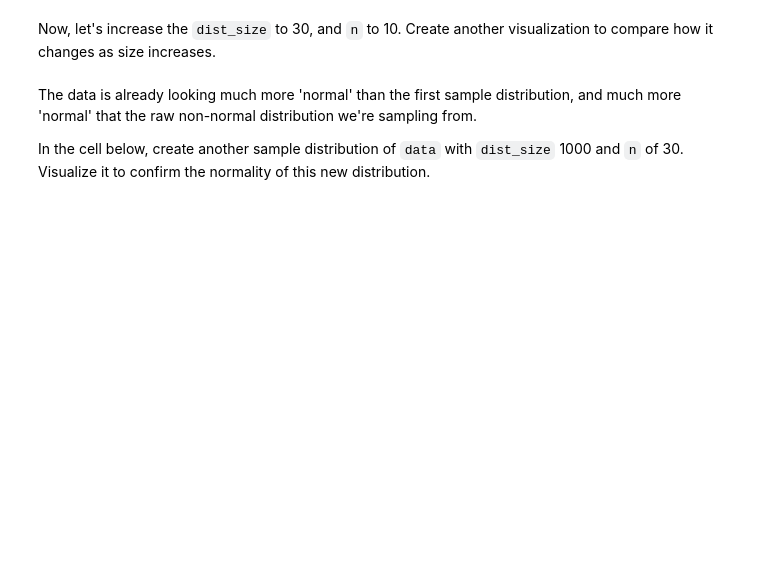
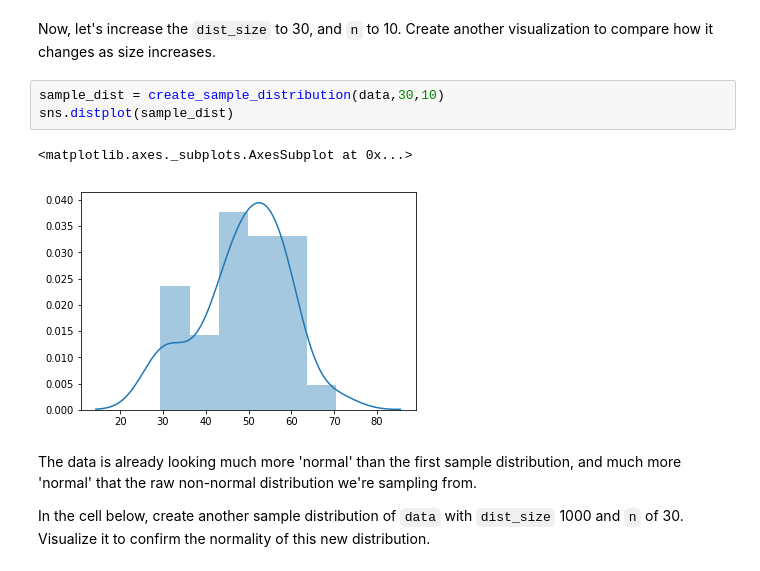
Before and after one commit to slieb74/ds-central-limit-theorem-lab-nyc-career-ds-062518, a Jupyter notebook: index.ipynb, the cells around one changed output. Drawn from its saved outputs; the diff is of its cells as text; blank space fills up the shorter version.

```diff
--- a/index.ipynb
+++ b/index.ipynb
@@ -88,5 +113,11 @@ In the cell below, create a sample distribution from `data` of `dist_size` 10, w
 # %% [markdown]
 Now, let's increase the `dist_size` to 30, and `n` to 10.  Create another visualization to compare how it changes as size increases.
+# %%
+sample_dist = create_sample_distribution(data,30,10)
+sns.distplot(sample_dist)
+# %% [output]
+<matplotlib.axes._subplots.AxesSubplot at 0x...>
+[figure, added]
 # %% [markdown]
 The data is already looking much more 'normal' than the first sample distribution, and much more 'normal' that the raw non-normal distribution we're sampling from.
 
```
Also changed, not shown: parts of 8 cells of this notebook.
